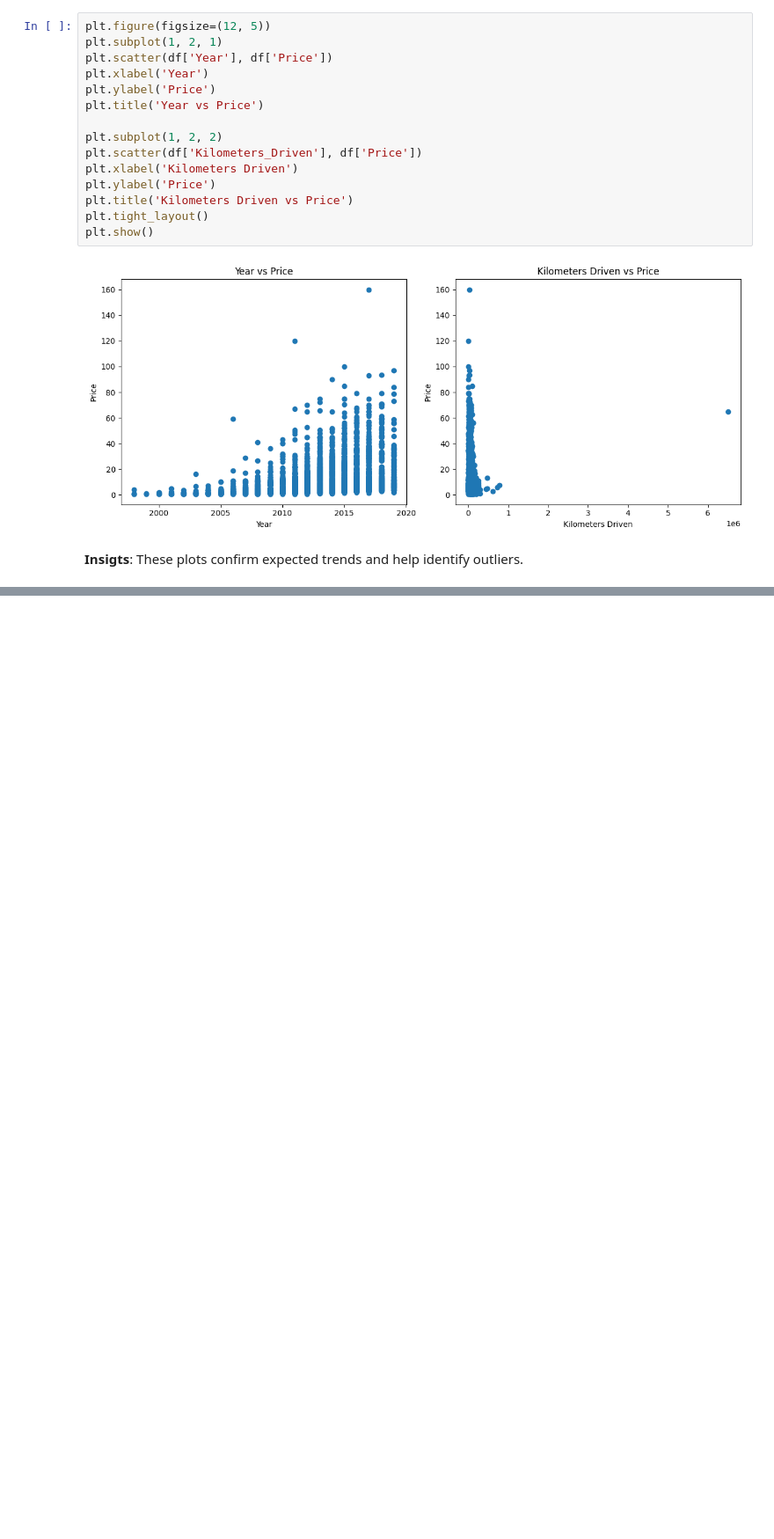
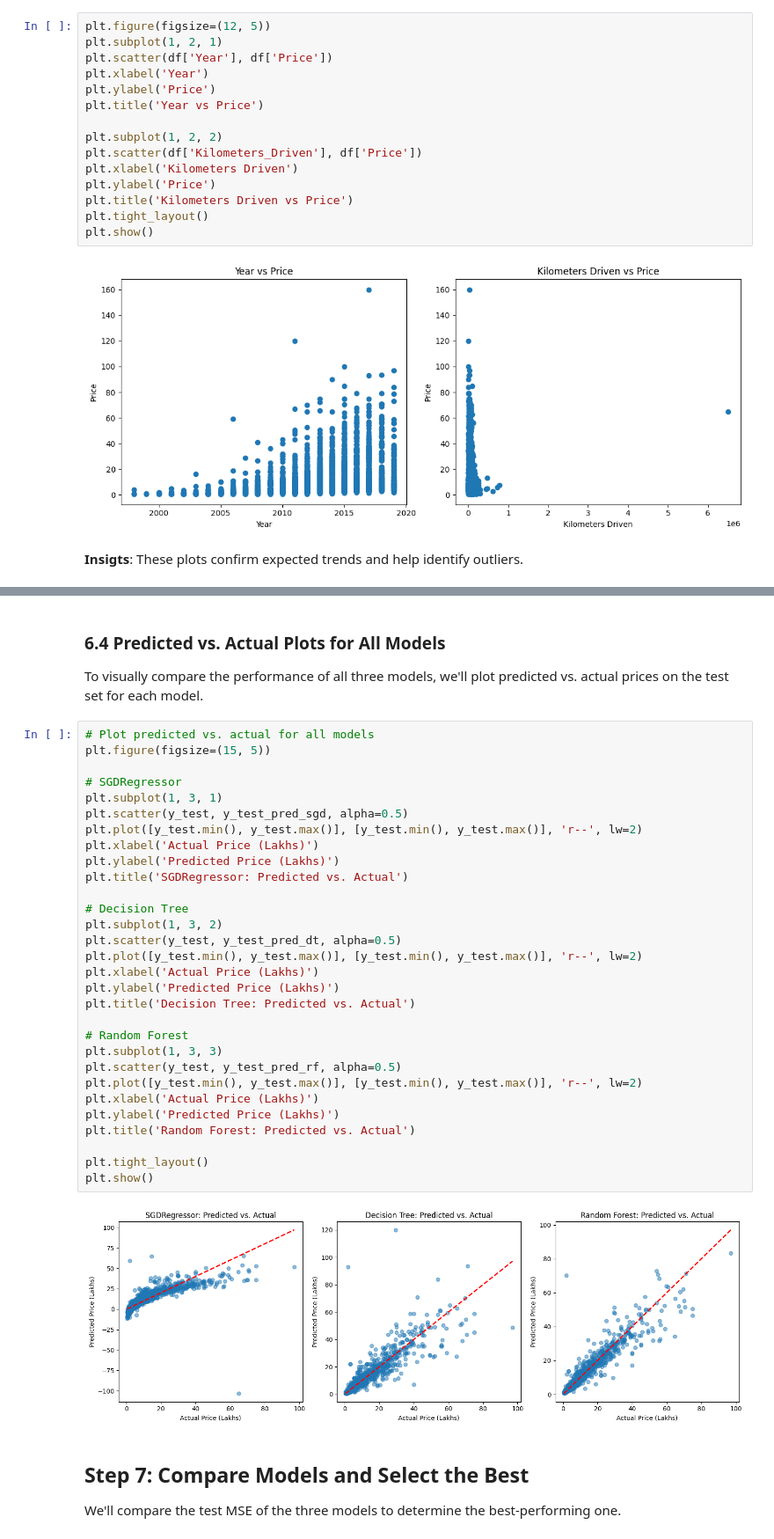
Before and after one commit to Christianib003/linear_regression_model, a Jupyter notebook: summative/linear_regression/multivariate.ipynb, the cells around one changed output, grey strips where cells are left out. Shown at 88% size. Cells and saved outputs as stored; diff of their text form; blank space fills up the shorter version.

```diff
--- a/summative/linear_regression/multivariate.ipynb
+++ b/summative/linear_regression/multivariate.ipynb
@@ -218,0 +346,38 @@ plt.show()
+# %% [markdown]
+### 6.4 Predicted vs. Actual Plots for All Models
+To visually compare the performance of all three models, we'll plot predicted vs. actual prices on the test set for each model.
+# %%
+# Plot predicted vs. actual for all models
+plt.figure(figsize=(15, 5))
+
+# SGDRegressor
+plt.subplot(1, 3, 1)
+plt.scatter(y_test, y_test_pred_sgd, alpha=0.5)
+plt.plot([y_test.min(), y_test.max()], [y_test.min(), y_test.max()], 'r--', lw=2)
+plt.xlabel('Actual Price (Lakhs)')
+plt.ylabel('Predicted Price (Lakhs)')
+plt.title('SGDRegressor: Predicted vs. Actual')
+
+# Decision Tree
+plt.subplot(1, 3, 2)
+plt.scatter(y_test, y_test_pred_dt, alpha=0.5)
+plt.plot([y_test.min(), y_test.max()], [y_test.min(), y_test.max()], 'r--', lw=2)
+plt.xlabel('Actual Price (Lakhs)')
+plt.ylabel('Predicted Price (Lakhs)')
+plt.title('Decision Tree: Predicted vs. Actual')
+
+# Random Forest
+plt.subplot(1, 3, 3)
+plt.scatter(y_test, y_test_pred_rf, alpha=0.5)
+plt.plot([y_test.min(), y_test.max()], [y_test.min(), y_test.max()], 'r--', lw=2)
+plt.xlabel('Actual Price (Lakhs)')
+plt.ylabel('Predicted Price (Lakhs)')
+plt.title('Random Forest: Predicted vs. Actual')
+
+plt.tight_layout()
+plt.show()
+# %% [output]
+[figure, added]
+# %% [markdown]
+## Step 7: Compare Models and Select the Best
+We'll compare the test MSE of the three models to determine the best-performing one.
```
Also changed, not shown: parts of 16 cells of this notebook, 2 other files.
